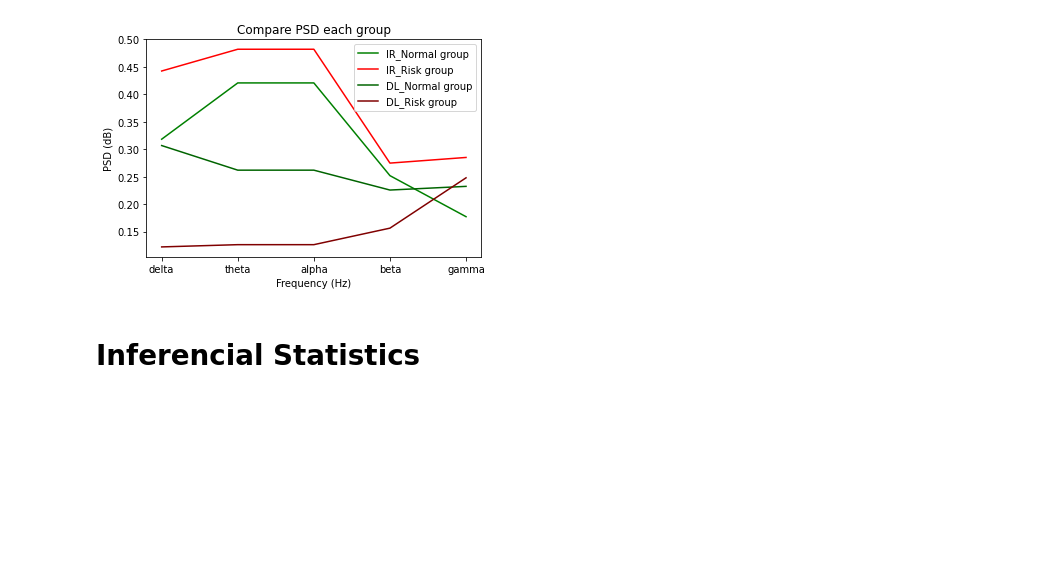
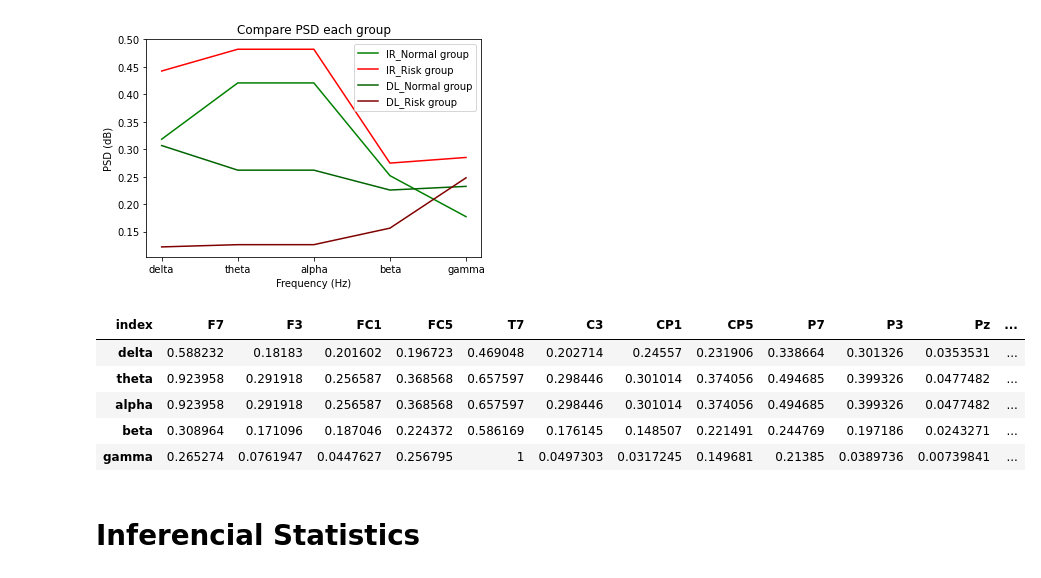
Before and after one commit to Sirabhop/Preclinical-AD-EEG-classification, a Jupyter notebook: Data_Analysis.ipynb, the cells around one changed output. Saved outputs shown, nothing was run; the diff lists cells and outputs as text; code cells hidden in the pictures; blank space fills up the shorter version.

```diff
--- a/Data_Analysis.ipynb
+++ b/Data_Analysis.ipynb
@@ -376,5 +404,14 @@ plt.savefig('/content/drive/My Drive/My Project/Senior Project-Dementia/Results/
 # %% [output]
 [figure]
+# %%
+plot_normal_IR
+# %% [output]
+| index | F7 | F3 | FC1 | FC5 | T7 | C3 | CP1 | CP5 | P7 | P3 | Pz | ... |
+| delta | 0.588232 | 0.18183 | 0.201602 | 0.196723 | 0.469048 | 0.202714 | 0.24557 | 0.231906 | 0.338664 | 0.301326 | 0.0353531 | ... |
+| theta | 0.923958 | 0.291918 | 0.256587 | 0.368568 | 0.657597 | 0.298446 | 0.301014 | 0.374056 | 0.494685 | 0.399326 | 0.0477482 | ... |
+| alpha | 0.923958 | 0.291918 | 0.256587 | 0.368568 | 0.657597 | 0.298446 | 0.301014 | 0.374056 | 0.494685 | 0.399326 | 0.0477482 | ... |
+| beta | 0.308964 | 0.171096 | 0.187046 | 0.224372 | 0.586169 | 0.176145 | 0.148507 | 0.221491 | 0.244769 | 0.197186 | 0.0243271 | ... |
+| gamma | 0.265274 | 0.0761947 | 0.0447627 | 0.256795 | 1 | 0.0497303 | 0.0317245 | 0.149681 | 0.21385 | 0.0389736 | 0.00739841 | ... |
 # %% [markdown]
 # **Inferencial Statistics**
 # %% [markdown]
```
Also changed, not shown: parts of 15 cells of this notebook.
